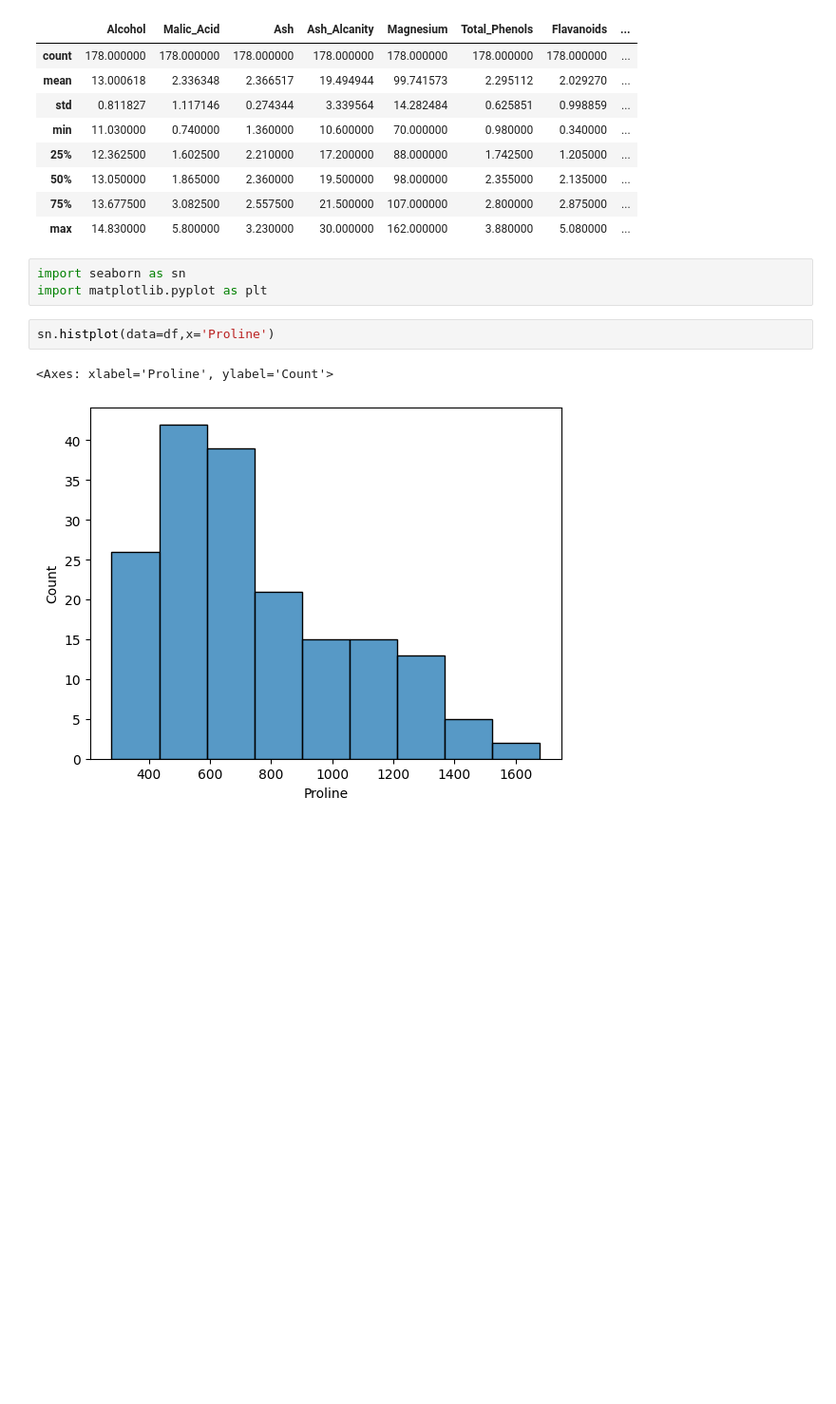
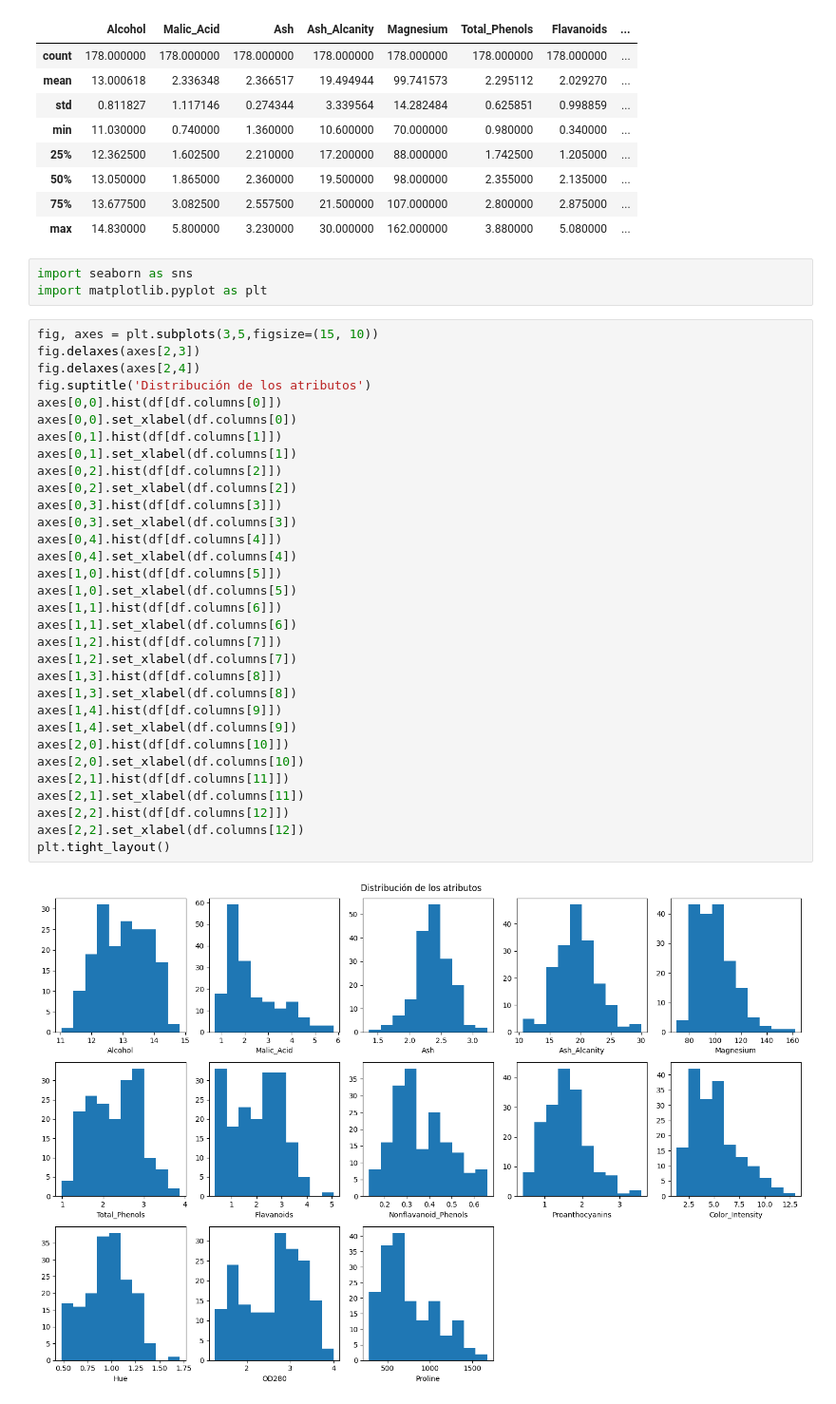
Before and after one commit to AlexCanchari/ML_Wines, a Jupyter notebook: notebooks/01_data_upload.ipynb, the cells around one changed output. Shown at 95% size. Saved outputs shown, nothing was run; the diff lists cells and outputs as text; blank space fills up the shorter version.

Commit message:
analizando la distribución

```diff
--- a/notebooks/01_data_upload.ipynb
+++ b/notebooks/01_data_upload.ipynb
@@ -55,10 +57,39 @@ df.describe()
 | 75% | 13.677500 | 3.082500 | 2.557500 | 21.500000 | 107.000000 | 2.800000 | 2.875000 | ... |
 | max | 14.830000 | 5.800000 | 3.230000 | 30.000000 | 162.000000 | 3.880000 | 5.080000 | ... |
 # %%
-import seaborn as sn
+import seaborn as sns
 import matplotlib.pyplot as plt
-# %%
-sn.histplot(data=df,x='Proline')
-# %% [output]
-<Axes: xlabel='Proline', ylabel='Count'>
-[figure, removed]
+# %%
+fig, axes = plt.subplots(3,5,figsize=(15, 10))
+fig.delaxes(axes[2,3])
+fig.delaxes(axes[2,4])
+fig.suptitle('Distribución de los atributos')
+axes[0,0].hist(df[df.columns[0]])
+axes[0,0].set_xlabel(df.columns[0])
+axes[0,1].hist(df[df.columns[1]])
+axes[0,1].set_xlabel(df.columns[1])
+axes[0,2].hist(df[df.columns[2]])
+axes[0,2].set_xlabel(df.columns[2])
+axes[0,3].hist(df[df.columns[3]])
+axes[0,3].set_xlabel(df.columns[3])
+axes[0,4].hist(df[df.columns[4]])
+axes[0,4].set_xlabel(df.columns[4])
+axes[1,0].hist(df[df.columns[5]])
+axes[1,0].set_xlabel(df.columns[5])
+axes[1,1].hist(df[df.columns[6]])
+axes[1,1].set_xlabel(df.columns[6])
+axes[1,2].hist(df[df.columns[7]])
+axes[1,2].set_xlabel(df.columns[7])
+axes[1,3].hist(df[df.columns[8]])
+axes[1,3].set_xlabel(df.columns[8])
+axes[1,4].hist(df[df.columns[9]])
+axes[1,4].set_xlabel(df.columns[9])
+axes[2,0].hist(df[df.columns[10]])
+axes[2,0].set_xlabel(df.columns[10])
+axes[2,1].hist(df[df.columns[11]])
+axes[2,1].set_xlabel(df.columns[11])
+axes[2,2].hist(df[df.columns[12]])
+axes[2,2].set_xlabel(df.columns[12])
+plt.tight_layout()
+# %% [output]
+[figure, added]
```
Also changed, not shown: parts of 3 cells of this notebook.
